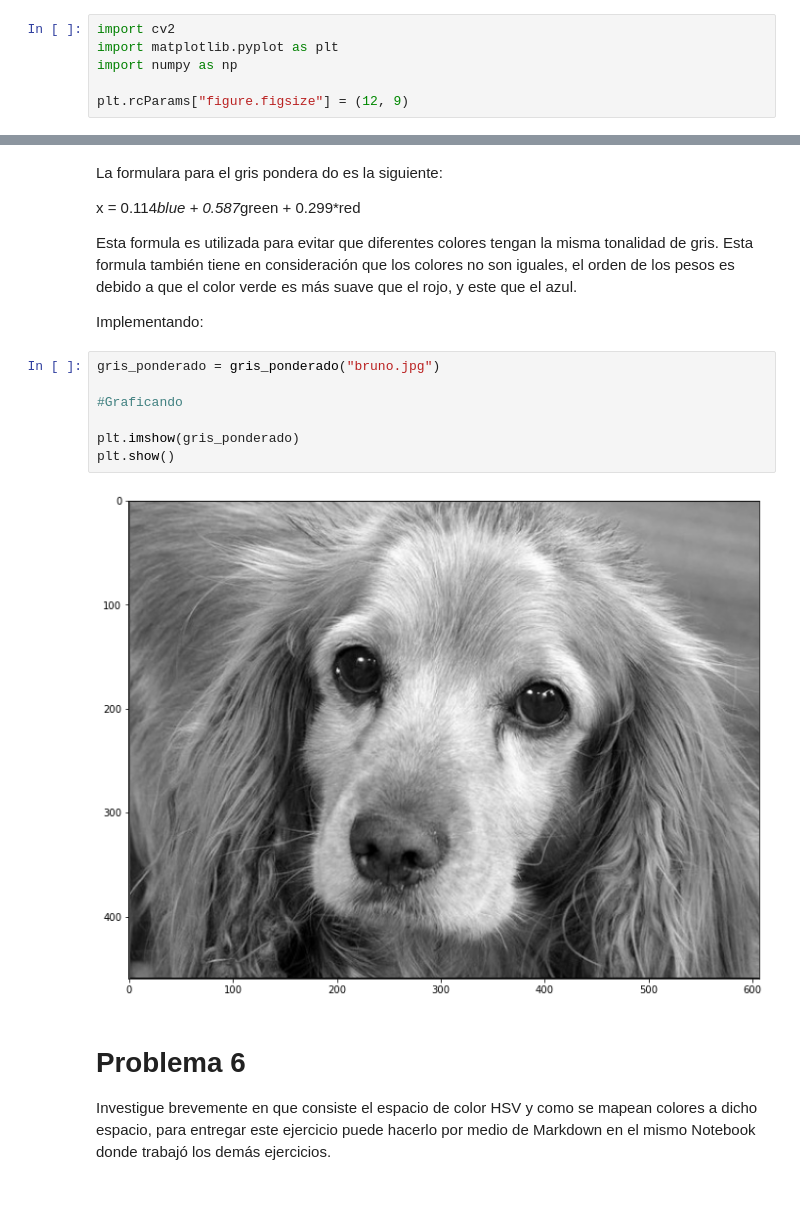
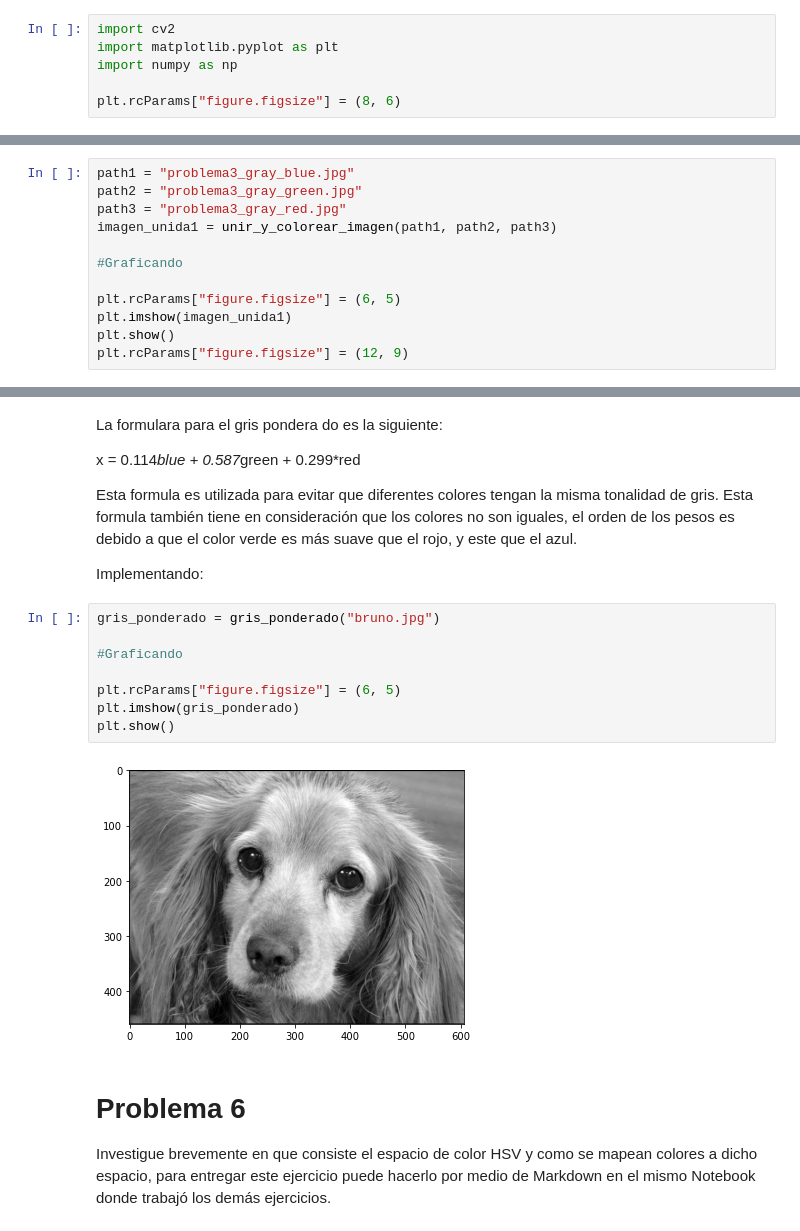
Before and after one commit to josedalvik/datascience_textmining_imagerecognition_hojatrabajo1, a Jupyter notebook: HojaTrabajo1.ipynb, the cells around one changed output, grey strips where cells are left out. Cells and saved outputs as stored; diff of their text form; blank space fills up the shorter version.

```diff
--- a/HojaTrabajo1.ipynb
+++ b/HojaTrabajo1.ipynb
@@ -12,7 +12,7 @@ import cv2
 import matplotlib.pyplot as plt
 import numpy as np
 
-plt.rcParams["figure.figsize"] = (12, 9)
+plt.rcParams["figure.figsize"] = (8, 6)
 # %% [markdown]
 Las imagenes originales utilizadas en esta hoja de trabajo son las siguientes:
 # %%
@@ -234,0 +238,12 @@ axarr[2].imshow(imagen_red)
+# %%
+path1 = "problema3_gray_blue.jpg"
+path2 = "problema3_gray_green.jpg"
+path3 = "problema3_gray_red.jpg"
+imagen_unida1 = unir_y_colorear_imagen(path1, path2, path3)
+
+#Graficando
+
+plt.rcParams["figure.figsize"] = (6, 5)
+plt.imshow(imagen_unida1)
+plt.show()
+plt.rcParams["figure.figsize"] = (12, 9)
@@ -337,12 +354,13 @@ Implementando:
 # %%
 gris_ponderado = gris_ponderado("bruno.jpg")
 
 #Graficando
 
+plt.rcParams["figure.figsize"] = (6, 5)
 plt.imshow(gris_ponderado)
 plt.show()
 # %% [output]
-[figure, old version]
+[figure, new version]
 # %% [markdown]
 # Problema 6
 Investigue brevemente en que consiste el espacio de color HSV y como se mapean colores a dicho espacio, para entregar este ejercicio puede hacerlo por medio de Markdown en el mismo Notebook donde trabajó los demás ejercicios.
```
Also changed, not shown: parts of 7 cells of this notebook, 4 other files.
